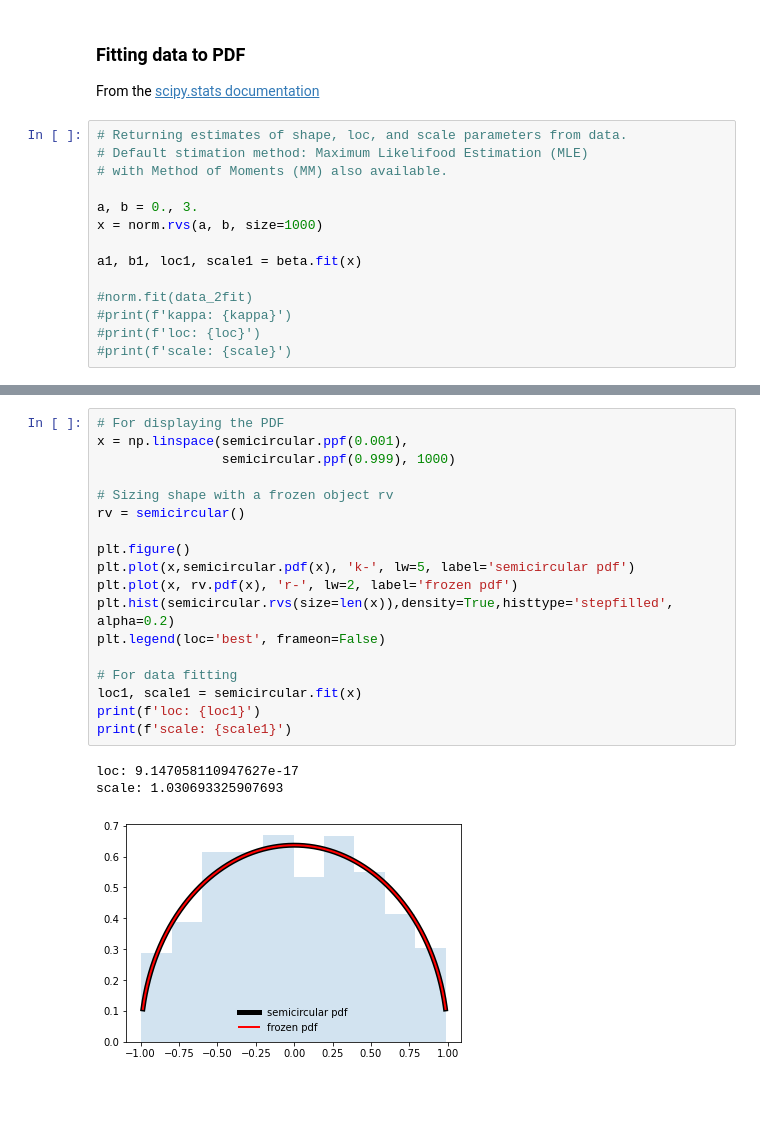
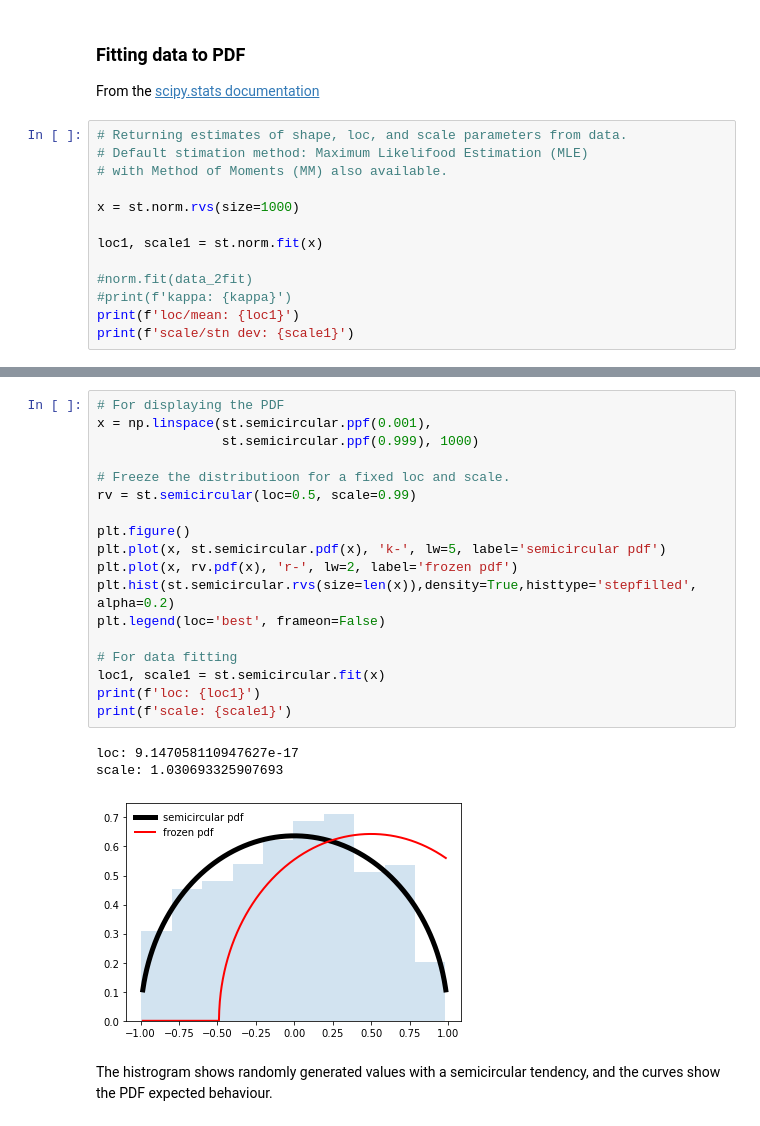
Before and after one commit to dvdurl/data_fit, a Jupyter notebook: data_fitting.ipynb, the cells around one changed output, grey strips where cells are left out. Cells and saved outputs as stored; diff of their text form; blank space fills up the shorter version.

```diff
--- a/data_fitting.ipynb
+++ b/data_fitting.ipynb
@@ -57,12 +54,11 @@ From the [scipy.stats documentation](https://docs.scipy.org/doc/scipy//reference
 # Default stimation method: Maximum Likelifood Estimation (MLE)
 # with Method of Moments (MM) also available.
 
-a, b = 0., 3.
-x = norm.rvs(a, b, size=1000)
+x = st.norm.rvs(size=1000)
 
-a1, b1, loc1, scale1 = beta.fit(x)
+loc1, scale1 = st.norm.fit(x)
 
 #norm.fit(data_2fit)
 #print(f'kappa: {kappa}')
-#print(f'loc: {loc}')
-#print(f'scale: {scale}')
+print(f'loc/mean: {loc1}')
+print(f'scale/stn dev: {scale1}')
@@ -85,23 +85,25 @@ plt.plot(x, rv.pdf(x))
 [figure]
 # %%
 # For displaying the PDF
-x = np.linspace(semicircular.ppf(0.001),
-                semicircular.ppf(0.999), 1000)
+x = np.linspace(st.semicircular.ppf(0.001),
+                st.semicircular.ppf(0.999), 1000)
 
-# Sizing shape with a frozen object rv
-rv = semicircular()
+# Freeze the distributioon for a fixed loc and scale.
+rv = st.semicircular(loc=0.5, scale=0.99)
 
 plt.figure()
-plt.plot(x,semicircular.pdf(x), 'k-', lw=5, label='semicircular pdf')
+plt.plot(x, st.semicircular.pdf(x), 'k-', lw=5, label='semicircular pdf')
 plt.plot(x, rv.pdf(x), 'r-', lw=2, label='frozen pdf')
-plt.hist(semicircular.rvs(size=len(x)),density=True,histtype='stepfilled', alpha=0.2)
+plt.hist(st.semicircular.rvs(size=len(x)),density=True,histtype='stepfilled', alpha=0.2)
 plt.legend(loc='best', frameon=False)
 
 # For data fitting
-loc1, scale1 = semicircular.fit(x)
+loc1, scale1 = st.semicircular.fit(x)
 print(f'loc: {loc1}')
 print(f'scale: {scale1}')
 # %% [output]
 loc: 9.147058110947627e-17
 scale: 1.030693325907693
-[figure, old version]
+[figure, new version]
+# %% [markdown]
+The histrogram shows randomly generated values with a semicircular tendency, and the curves show the PDF expected behaviour.
```
Also changed, not shown: parts of 5 cells of this notebook.
